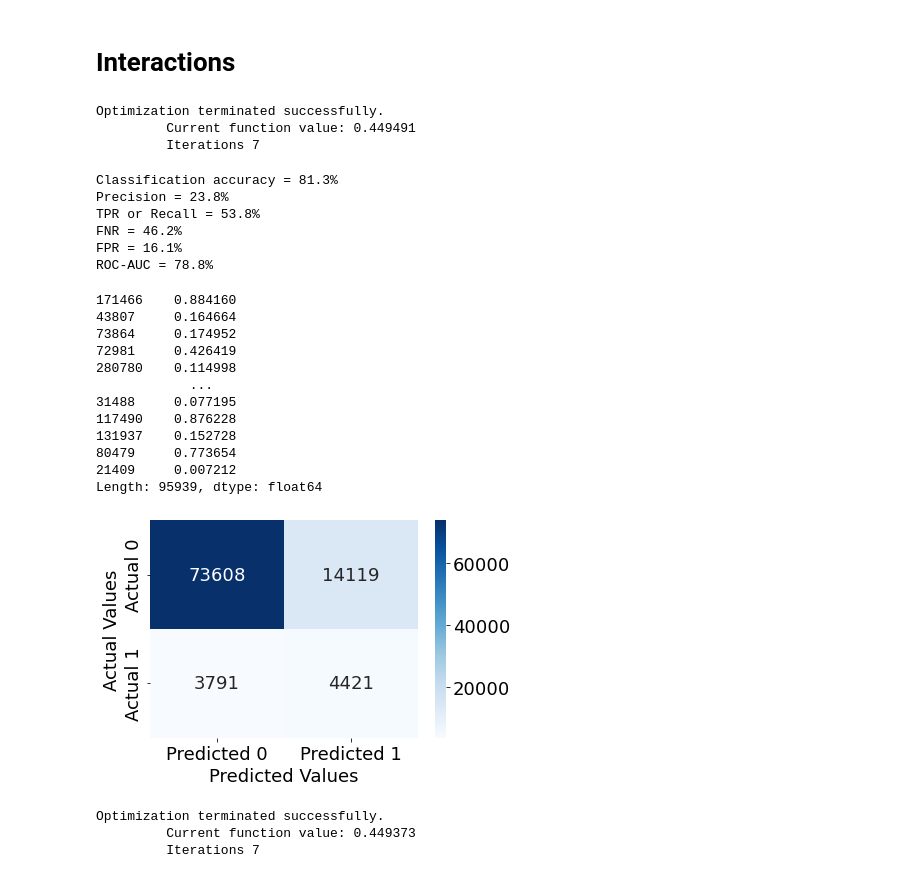
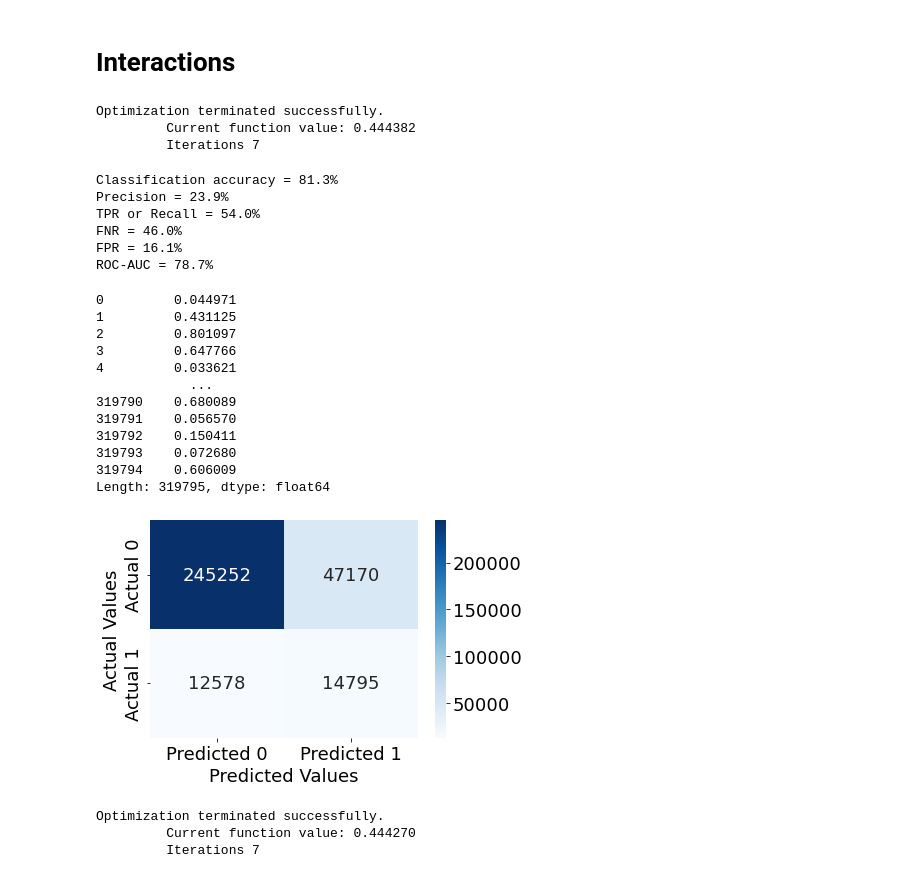
Before and after one commit to JerayuT/Group-5-WQ23-Data-Science, a Jupyter notebook: Project Analysis.ipynb, the cells around one changed output. Saved outputs shown, nothing was run; the diff lists cells and outputs as text; code cells hidden in the pictures.

```diff
--- a/Project Analysis.ipynb
+++ b/Project Analysis.ipynb
@@ -167,0 +192,2 @@ sns.countplot(x='AgeCategory',data=train_smote)
+# %%
+model = sm.logit(formula = 'HeartDisease~BMI+Smoking+AlcoholDrinking+Stroke+PhysicalHealth+MentalHealth+DiffWalking+Sex+AgeCategory+Race+Diabetic+PhysicalActivity+GenHealth+SleepTime+Asthma+KidneyDisease+SkinCancer', data = train_smote).fit()
@@ -426,38 +503,38 @@ Length: 319795, dtype: float64
 # Interactions
 # %%
 #Interaction between Asthma and Smoking
-model3 = sm.logit(formula = 'HeartDisease~AgeCategory+GenHealth+Asthma*Smoking+Diabetic+KidneyDisease+Stroke+Sex+AlcoholDrinking+DiffWalking+BMI+SkinCancer+MentalHealth+Race+SleepTime+PhysicalActivity+PhysicalHealth', data = train_smote).fit()
+model2 = sm.logit(formula = 'HeartDisease~AgeCategory+GenHealth+Asthma*Smoking+Diabetic+KidneyDisease+Stroke+Sex+AlcoholDrinking+DiffWalking+BMI+SkinCancer+MentalHealth+Race+SleepTime+PhysicalActivity+PhysicalHealth', data = train_smote).fit()
 # %% [output]
 Optimization terminated successfully.
-         Current function value: 0.449491
+         Current function value: 0.444382
          Iterations 7
 # %%
-confusion_matrix_data(test,test.HeartDisease,model3,0.6)
+confusion_matrix_data(data,data.HeartDisease,model2,0.6)
 # %% [output]
 Classification accuracy = 81.3%
-Precision = 23.8%
-TPR or Recall = 53.8%
-FNR = 46.2%
+Precision = 23.9%
+TPR or Recall = 54.0%
+FNR = 46.0%
 FPR = 16.1%
-ROC-AUC = 78.8%
+ROC-AUC = 78.7%
-171466    0.884160
-43807     0.164664
-73864     0.174952
-72981     0.426419
-280780    0.114998
+0         0.044971
+1         0.431125
+2         0.801097
+3         0.647766
+4         0.033621
             ...
-31488     0.077195
-117490    0.876228
-131937    0.152728
-80479     0.773654
-21409     0.007212
-Length: 95939, dtype: float64
+319790    0.680089
+319791    0.056570
+319792    0.150411
+319793    0.072680
+319794    0.606009
+Length: 319795, dtype: float64
-[figure, old version]
+[figure, new version]
 # %%
 #Interaction between Diabetic and Kidney
-model4 = sm.logit(formula = 'HeartDisease~AgeCategory+GenHealth+Asthma+Smoking+Diabetic*KidneyDisease+Stroke+Sex+AlcoholDrinking+DiffWalking+BMI+SkinCancer+MentalHealth+Race+SleepTime+PhysicalActivity+PhysicalHealth', data = train_smote).fit()
+model3 = sm.logit(formula = 'HeartDisease~AgeCategory+GenHealth+Asthma+Smoking+Diabetic*KidneyDisease+Stroke+Sex+AlcoholDrinking+DiffWalking+BMI+SkinCancer+MentalHealth+Race+SleepTime+PhysicalActivity+PhysicalHealth', data = train_smote).fit()
 # %% [output]
 Optimization terminated successfully.
-         Current function value: 0.449373
+         Current function value: 0.444270
          Iterations 7
 # %%
```
Also changed, not shown: parts of 34 cells of this notebook.
